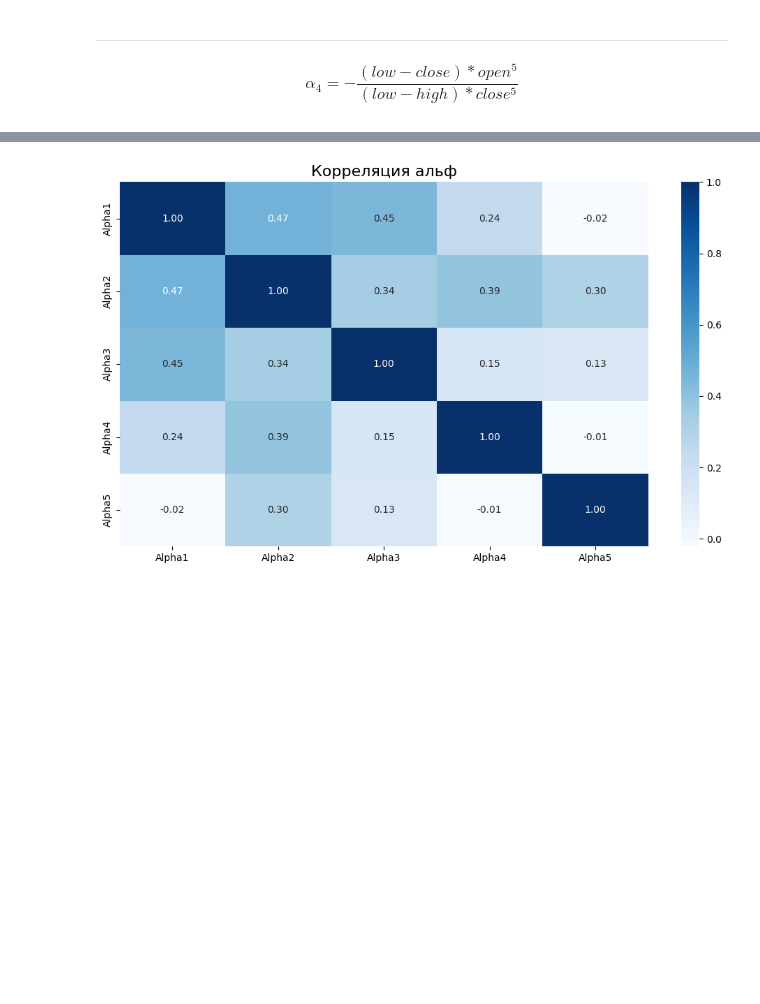
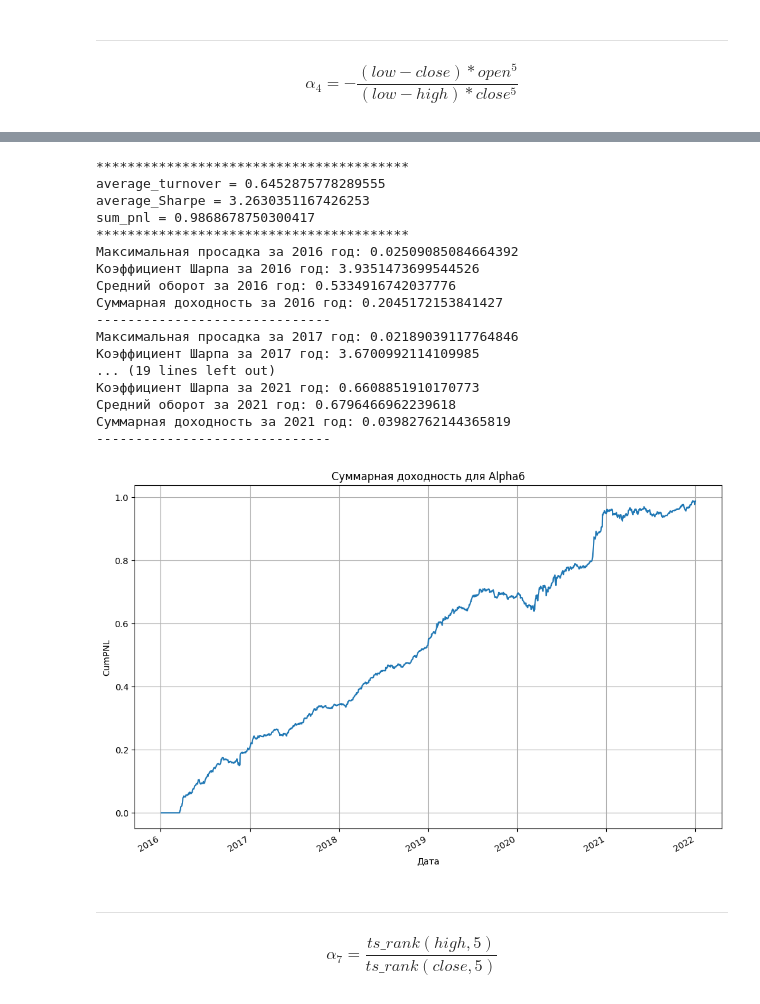
Before and after one commit to rkuznetc/algo-trading-strategies, a Jupyter notebook: labs/lab2.ipynb, the cells around one changed output, grey strips where cells are left out. Cells and saved outputs as stored; diff of their text form; code cells hidden in the pictures; blank space fills up the shorter version.

```diff
--- a/labs/lab2.ipynb
+++ b/labs/lab2.ipynb
@@ -194,4 +201,30 @@ average_Sharpe = 2.1215349903249723
 # %%
-compare_alphas(rtrns)
+class Alpha6(BaseAlpha):
+    def get_weights(self, dh):
+        self.w = ts_rank(dh.data['open'], 50) / ts_rank(dh.data['close'], 50)
+        self.w = decay(self.w, 4)
+        self.w = normalize(neutralize(self.w))
-# %% [output]
-[figure, removed]
+# %%
+run_alpha(Alpha6)
+# %% [output]
+****************************************
+average_turnover = 0.6452875778289555
+average_Sharpe = 3.2630351167426253
+sum_pnl = 0.9868678750300417
+****************************************
+Максимальная просадка за 2016 год: 0.02509085084664392
+Коэффициент Шарпа за 2016 год: 3.9351473699544526
+Средний оборот за 2016 год: 0.5334916742037776
+Суммарная доходность за 2016 год: 0.2045172153841427
+------------------------------
+Максимальная просадка за 2017 год: 0.02189039117764846
+Коэффициент Шарпа за 2017 год: 3.6700992114109985
+... (19 lines left out)
+Коэффициент Шарпа за 2021 год: 0.6608851910170773
+Средний оборот за 2021 год: 0.6796466962239618
+Суммарная доходность за 2021 год: 0.03982762144365819
+------------------------------
+[figure, added]
+# %% [markdown]
+***
+$$\alpha_{7} = \frac{ts\_rank(high, 5)}{ts\_rank(close, 5)}$$
```
Also changed, not shown: parts of 24 cells of this notebook.
